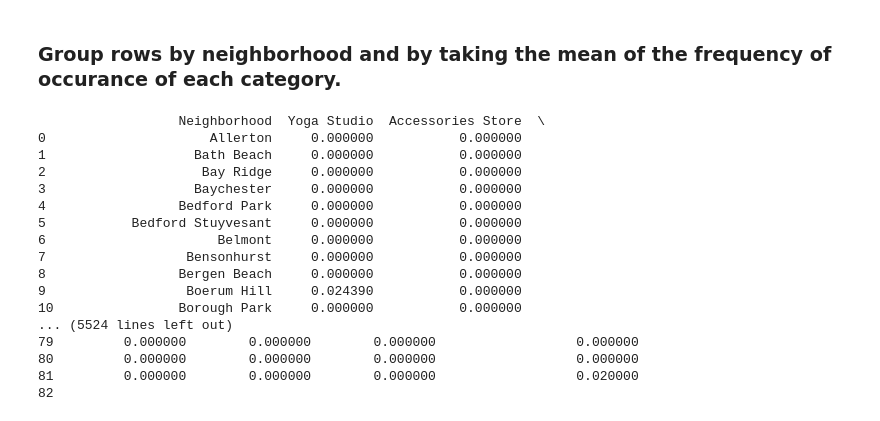
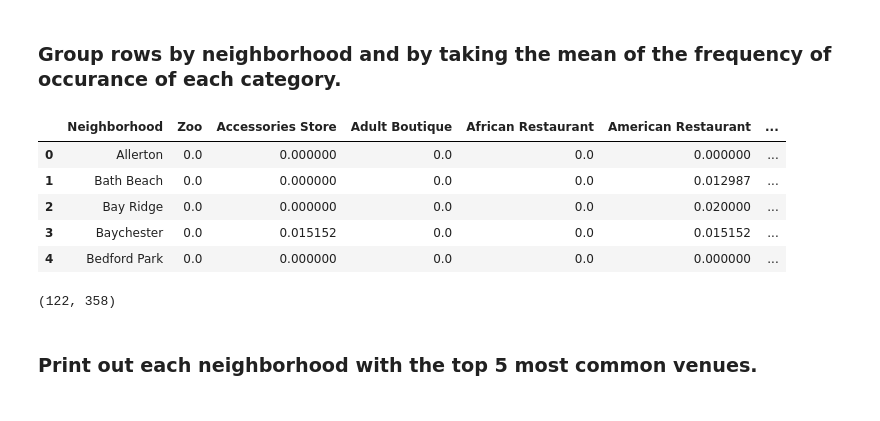
Before and after one commit to AndresLoaiciga/Foursquare-Neighborhood-Segmentation, a Jupyter notebook: Bronx and Brooklyn Neighborhood Comparison .ipynb, the cells around one changed output. Saved outputs shown, nothing was run; the diff lists cells and outputs as text; code cells hidden in the pictures.

```diff
--- a/Bronx and Brooklyn Neighborhood Comparison .ipynb
+++ b/Bronx and Brooklyn Neighborhood Comparison .ipynb
@@ -502,22 +501,17 @@ bxbk_onehot.shape
 ### Group rows by neighborhood and by taking the mean of the frequency of occurance of each category.
 # %%
 bxbk_grouped = bxbk_onehot.groupby('Neighborhood').mean().reset_index()
-bxbk_grouped
+bxbk_grouped.head()
 # %% [output]
-                  Neighborhood  Yoga Studio  Accessories Store  \
-0                     Allerton     0.000000           0.000000
-1                   Bath Beach     0.000000           0.000000
-2                    Bay Ridge     0.000000           0.000000
-3                   Baychester     0.000000           0.000000
-4                 Bedford Park     0.000000           0.000000
-5           Bedford Stuyvesant     0.000000           0.000000
-6                      Belmont     0.000000           0.000000
-7                  Bensonhurst     0.000000           0.000000
-8                 Bergen Beach     0.000000           0.000000
-9                  Boerum Hill     0.024390           0.000000
-10                Borough Park     0.000000           0.000000
-... (5524 lines left out)
-79         0.000000        0.000000        0.000000                  0.000000
-80         0.000000        0.000000        0.000000                  0.000000
-81         0.000000        0.000000        0.000000                  0.020000
-82
+|  | Neighborhood | Zoo | Accessories Store | Adult Boutique | African Restaurant | American Restaurant | ... |
+| 0 | Allerton | 0.0 | 0.000000 | 0.0 | 0.0 | 0.000000 | ... |
+| 1 | Bath Beach | 0.0 | 0.000000 | 0.0 | 0.0 | 0.012987 | ... |
+| 2 | Bay Ridge | 0.0 | 0.000000 | 0.0 | 0.0 | 0.020000 | ... |
+| 3 | Baychester | 0.0 | 0.015152 | 0.0 | 0.0 | 0.015152 | ... |
+| 4 | Bedford Park | 0.0 | 0.000000 | 0.0 | 0.0 | 0.000000 | ... |
+# %%
+bxbk_grouped.shape
+# %% [output]
+(122, 358)
+# %% [markdown]
+### Print out each neighborhood with the top 5 most common venues.
```
Also changed, not shown: parts of 25 cells of this notebook.
